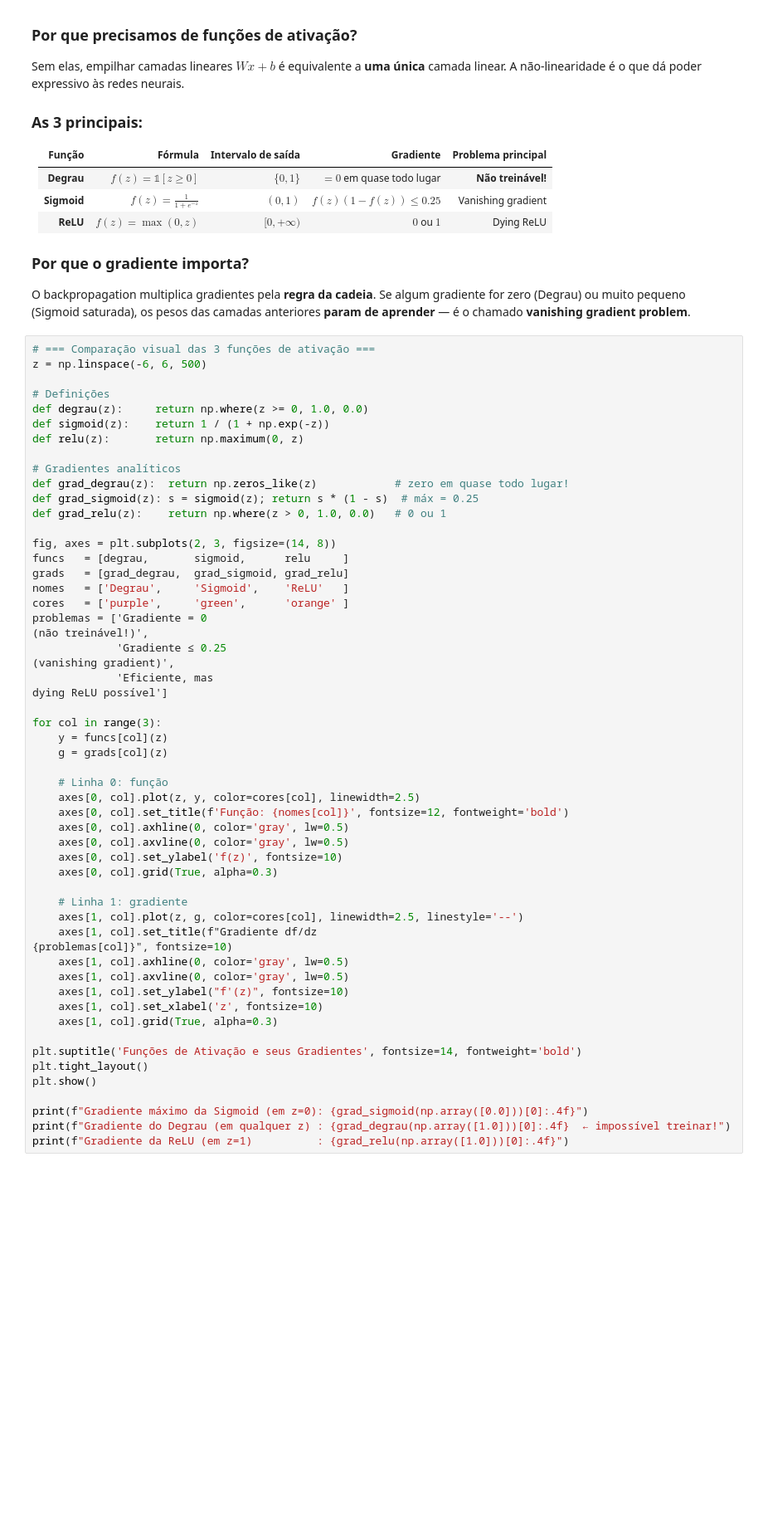
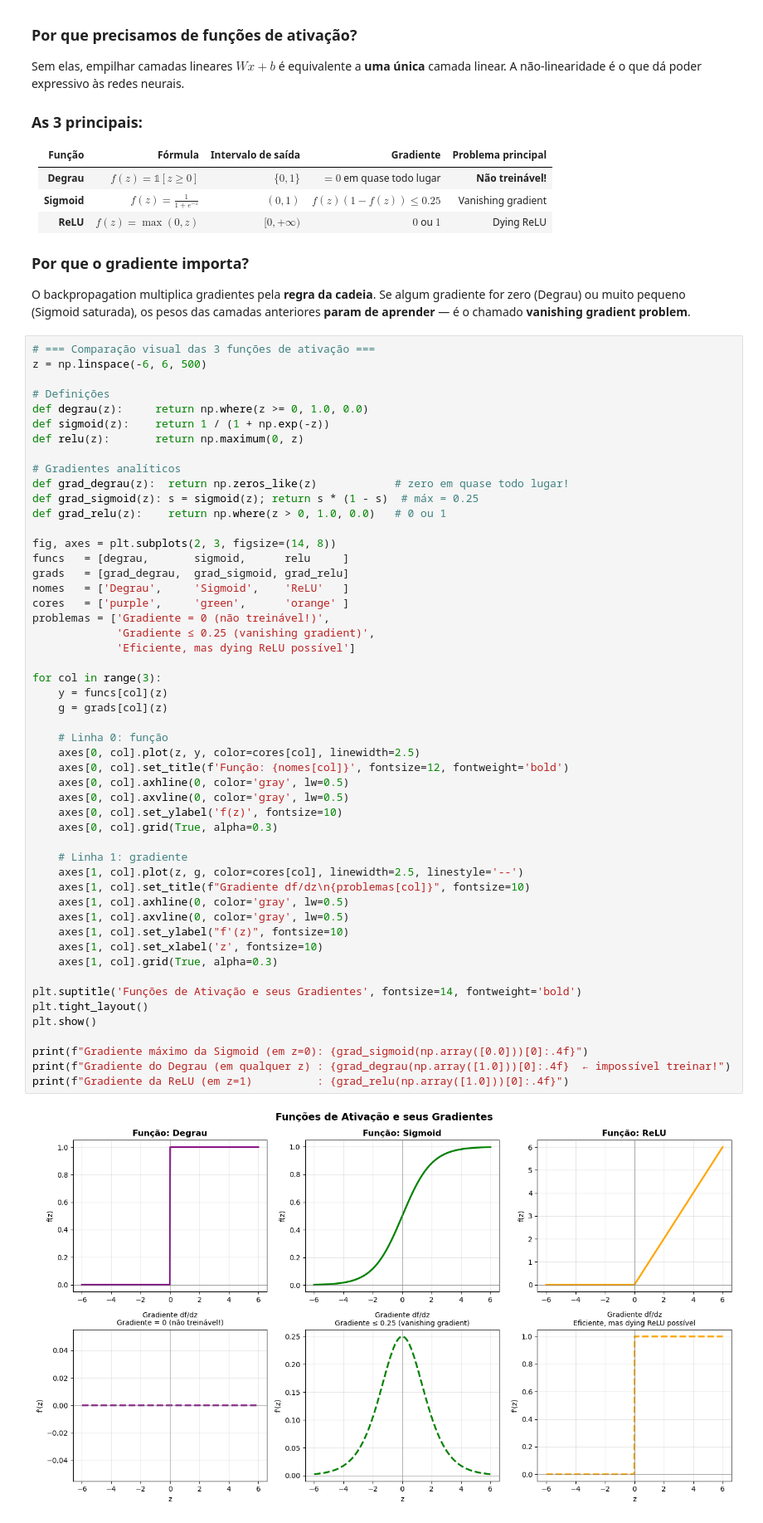
Before and after one commit to Elizemiku/MO434-Deep-Learning, a Jupyter notebook: Exercises/plano-de-estudos/1_perceptron-example.ipynb, the cells around one changed output. Shown at 83% size. Saved outputs shown, nothing was run; the diff lists cells and outputs as text; blank space fills up the shorter version.

```diff
--- a/Exercises/plano-de-estudos/1_perceptron-example.ipynb
+++ b/Exercises/plano-de-estudos/1_perceptron-example.ipynb
@@ -152,39 +170,37 @@ funcs   = [degrau,       sigmoid,      relu     ]
 grads   = [grad_degrau,  grad_sigmoid, grad_relu]
 nomes   = ['Degrau',     'Sigmoid',    'ReLU'   ]
 cores   = ['purple',     'green',      'orange' ]
-problemas = ['Gradiente = 0
-(não treinável!)',
-             'Gradiente ≤ 0.25
-(vanishing gradient)',
-             'Eficiente, mas
-dying ReLU possível']
+problemas = ['Gradiente = 0 (não treinável!)',
+             'Gradiente ≤ 0.25 (vanishing gradient)',
+             'Eficiente, mas dying ReLU possível']
 
 for col in range(3):
     y = funcs[col](z)
     g = grads[col](z)
 
     # Linha 0: função
     axes[0, col].plot(z, y, color=cores[col], linewidth=2.5)
     axes[0, col].set_title(f'Função: {nomes[col]}', fontsize=12, fontweight='bold')
     axes[0, col].axhline(0, color='gray', lw=0.5)
     axes[0, col].axvline(0, color='gray', lw=0.5)
     axes[0, col].set_ylabel('f(z)', fontsize=10)
     axes[0, col].grid(True, alpha=0.3)
 
     # Linha 1: gradiente
     axes[1, col].plot(z, g, color=cores[col], linewidth=2.5, linestyle='--')
-    axes[1, col].set_title(f"Gradiente df/dz
-{problemas[col]}", fontsize=10)
+    axes[1, col].set_title(f"Gradiente df/dz\n{problemas[col]}", fontsize=10)
     axes[1, col].axhline(0, color='gray', lw=0.5)
     axes[1, col].axvline(0, color='gray', lw=0.5)
     axes[1, col].set_ylabel("f'(z)", fontsize=10)
     axes[1, col].set_xlabel('z', fontsize=10)
     axes[1, col].grid(True, alpha=0.3)
 
 plt.suptitle('Funções de Ativação e seus Gradientes', fontsize=14, fontweight='bold')
 plt.tight_layout()
 plt.show()
 
 print(f"Gradiente máximo da Sigmoid (em z=0): {grad_sigmoid(np.array([0.0]))[0]:.4f}")
 print(f"Gradiente do Degrau (em qualquer z) : {grad_degrau(np.array([1.0]))[0]:.4f}  ← impossível treinar!")
 print(f"Gradiente da ReLU (em z=1)          : {grad_relu(np.array([1.0]))[0]:.4f}")
+# %% [output]
+[figure, added]
```
Also changed, not shown: parts of 10 cells of this notebook, 1 other file.
